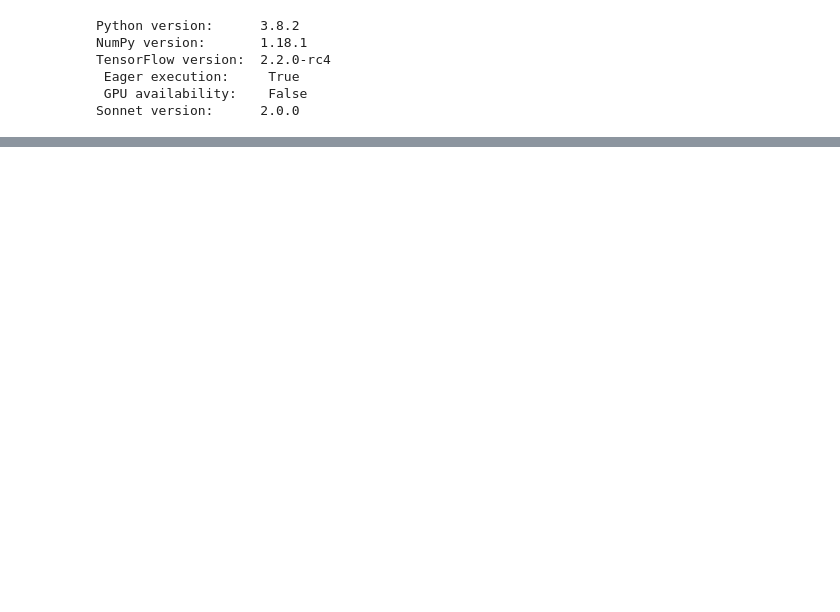
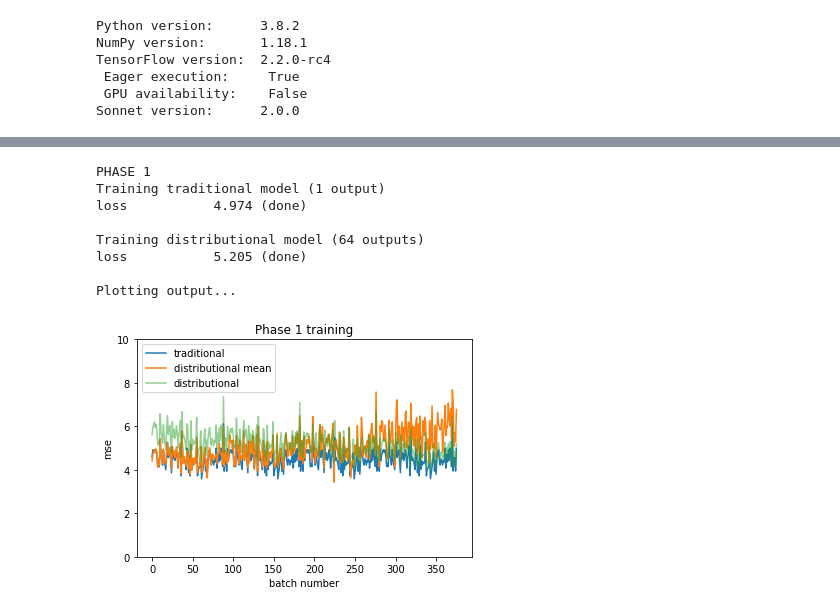
Before and after one commit to matomatical/neuRL, a Jupyter notebook: CoatPullover.ipynb, the cells around one changed output, grey strips where cells are left out. Drawn from its saved outputs; the diff is of its cells as text; code cells hidden in the pictures; blank space fills up the shorter version.

```diff
--- a/CoatPullover.ipynb
+++ b/CoatPullover.ipynb
@@ -262,0 +151,37 @@ Final loss: nan
+# %%
+print("PHASE 1")
+LABELS_REWARDS_PHASE_1 = { 2: [+3, -3],
+                           4: [0]
+                         }
+
+print("Training traditional model (1 output)")
+model_trad, loss_log_trad_1, _ = train(create_model(1),
+                                    LABELS_REWARDS_PHASE_1,
+                                    traditional_TD_loss)
+
+print(f"Training distributional model ({N_ATOMS} outputs)")
+model_dist, loss_log_dist_1, l21 = train(create_model(TAUS.size),
+                                    LABELS_REWARDS_PHASE_1,
+                                    expectile_distributional_TD_loss,
+                                    tau_factors=TAU_FACTORS)
+
+print("Plotting output...")
+plt.title("Phase 1 training")
+plt.ylabel("mse")
+plt.xlabel("batch number")
+plt.plot(loss_log_trad_1, label="traditional")
+plt.plot(l21, label="distributional mean")
+plt.plot(loss_log_dist_1, label="distributional", alpha=0.5)
+plt.ylim([0, 10])
+plt.legend()
+plt.show()
+# %% [output]
+PHASE 1
+Training traditional model (1 output)
+loss           4.974 (done)
+
+Training distributional model (64 outputs)
+loss           5.205 (done)
+
+Plotting output...
+[figure, added]
```
Also changed, not shown: parts of 17 cells of this notebook, 2 other files.
